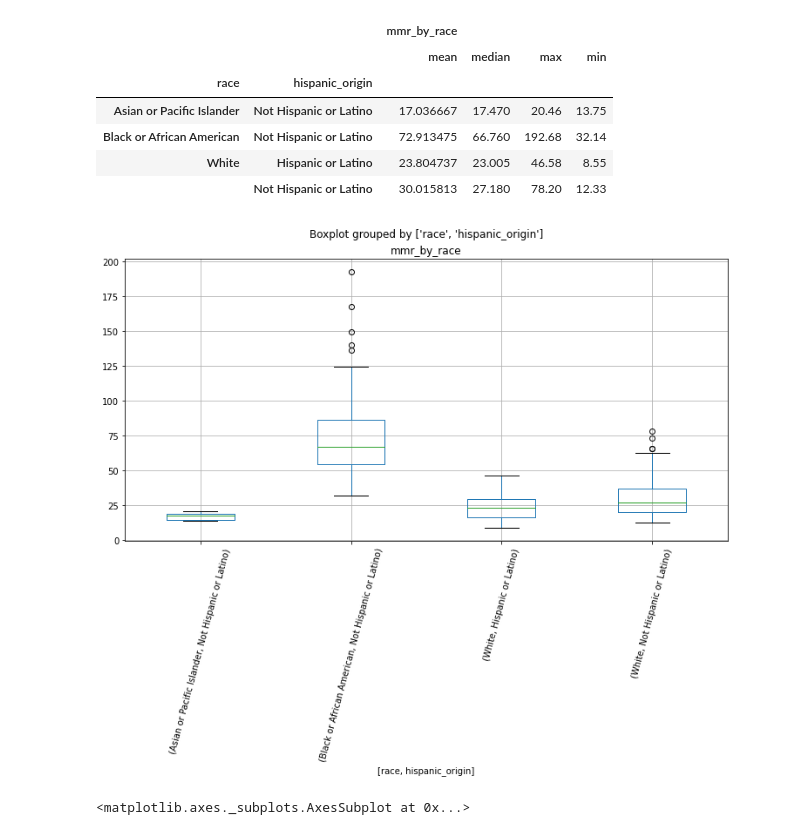
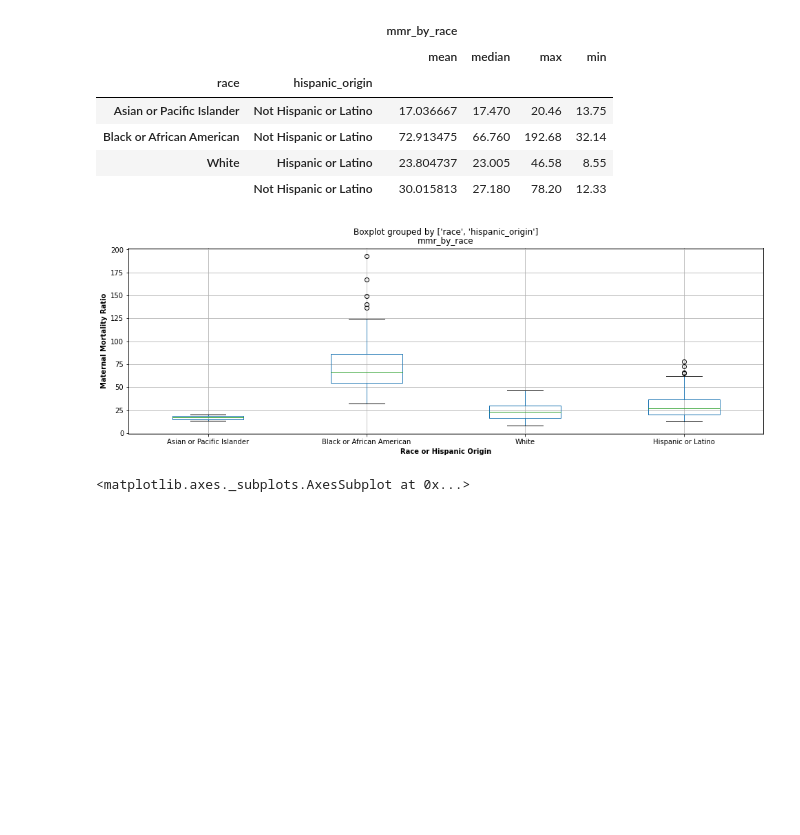
Before and after one commit to abpuccini/maternal-mortality-project, a Jupyter notebook: ETL/ETL-process/Project_3/Edit_CDC_MMR_Race_P3.ipynb, the cells around one changed output. Cells and saved outputs as stored; diff of their text form; code cells hidden in the pictures; blank space fills up the shorter version.

Commit message:
adjusted mmr by race boxplot and saved fig

```diff
--- a/ETL/ETL-process/Project_3/Edit_CDC_MMR_Race_P3.ipynb
+++ b/ETL/ETL-process/Project_3/Edit_CDC_MMR_Race_P3.ipynb
@@ -238,11 +238,24 @@ group_by
 | Black or African American | Not Hispanic or Latino | 72.913475 | 66.760 | 192.68 | 32.14 |
 | White | Hispanic or Latino | 23.804737 | 23.005 | 46.58 | 8.55 |
 |  | Not Hispanic or Latino | 30.015813 | 27.180 | 78.20 | 12.33 |
-# %%
-# boxplot for MMR by race
-boxplot_mmr = MMR_race_final_df.boxplot(column=["mmr_by_race"], by=["race", "hispanic_origin"], rot=75, figsize=(12,6))
-# %% [output]
-[figure, removed]
+# %%
+# boxplot for MMR by race
+boxplot_mmr = MMR_race_final_df.boxplot(column=["mmr_by_race"], by=["race", "hispanic_origin"], figsize=(16,5))
+
+
+#set x ticks
+positions = (1, 2, 3, 4)
+labels = ("Asian or Pacific Islander", "Black or African American", "White", "Hispanic or Latino")
+plt.xticks(positions, labels)
+
+# set x and y label
+plt.xlabel("Race or Hispanic Origin", fontweight="bold")
+plt.ylabel("Maternal Mortality Ratio", fontweight="bold")
+
+# saving plot
+plt.savefig("../../../static/img/boxplot_mmr_strat_by_race.png")
+# %% [output]
+[figure, added]
 # %%
 # boxplot for births by race
 boxplot_births = MMR_race_final_df.boxplot(column=["births_by_race"], by=["race", "hispanic_origin"], rot=75, figsize=(12,6))
```
